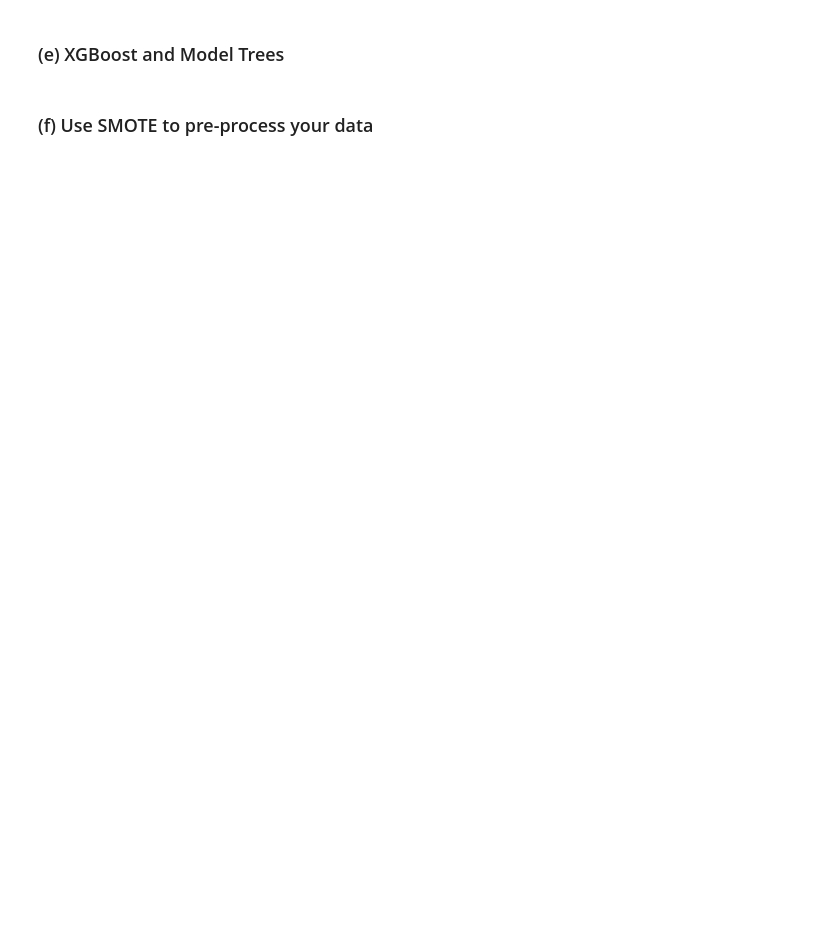
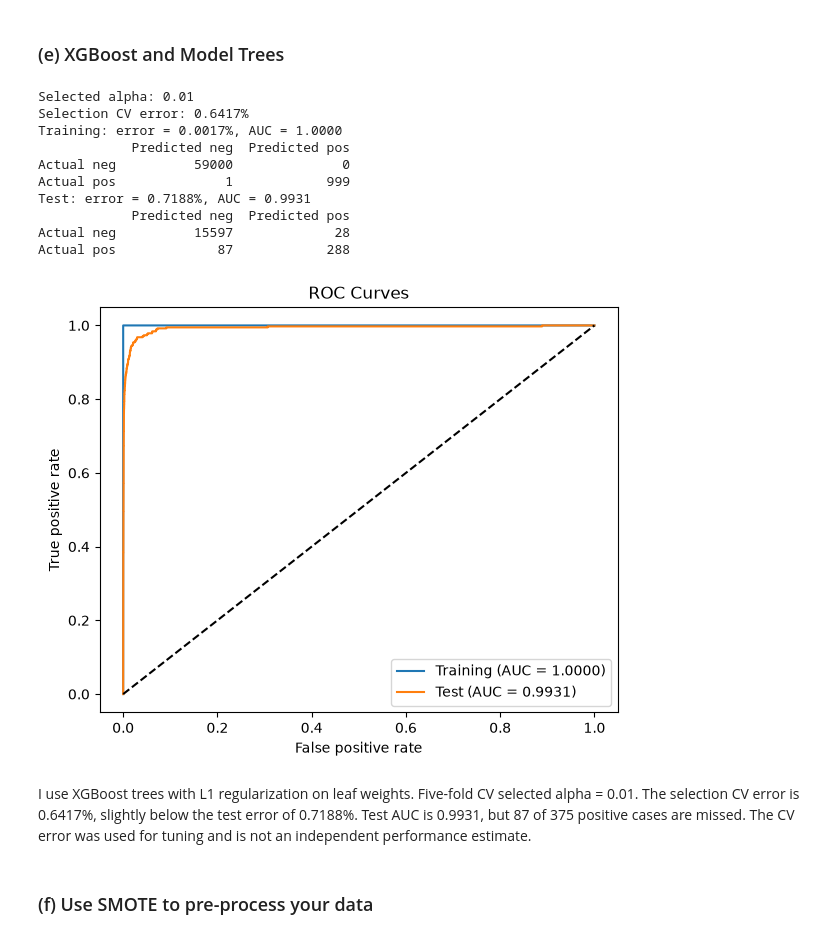
Before and after one commit to Ryan6546ea/DSCI552-HW6, a Jupyter notebook: notebook/Chen_Sian_HW6.ipynb, the cells around one changed output. Saved outputs shown, nothing was run; the diff lists cells and outputs as text; code cells hidden in the pictures; blank space fills up the shorter version.

```diff
--- a/notebook/Chen_Sian_HW6.ipynb
+++ b/notebook/Chen_Sian_HW6.ipynb
@@ -33,4 +215,70 @@ Import packages
 # %% [markdown]
 ### (e) XGBoost and Model Trees
+# %%
+X_test = test_data.drop(columns="class")
+y_train_binary = (y_train == "pos").astype(int)
+cv = StratifiedKFold(n_splits=5, shuffle=True, random_state=42)
+
+# Fit imputation separately within each training fold.
+xgb_model = make_pipeline(
+    SimpleImputer(strategy="median"),
+    XGBClassifier(
+        n_estimators=100, reg_lambda=0, tree_method="hist",
+        random_state=42, n_jobs=4
+    )
+)
+
+xgb_search = GridSearchCV(
+    xgb_model,
+    {"xgbclassifier__reg_alpha": [0, 0.01, 0.1, 1, 10, 100]},
+    scoring="accuracy", cv=cv
+).fit(X_train, y_train_binary)
+
+print("Selected alpha:", xgb_search.best_params_["xgbclassifier__reg_alpha"])
+print(f"Selection CV error: {1 - xgb_search.best_score_:.4%}")
+
+def evaluate_xgb(model):
+    plt.figure(figsize=(6, 5))
+    for name, X, y in [
+        ("Training", X_train, y_train),
+        ("Test", X_test, y_test)
+    ]:
+        prob = model.predict_proba(X)[:, 1]
+        pred = np.where(prob > 0.5, "pos", "neg")
+        auc = roc_auc_score(y, prob)
+
+        print(f"{name}: error = {(pred != y).mean():.4%}, AUC = {auc:.4f}")
+        print(pd.DataFrame(
+            confusion_matrix(y, pred, labels=["neg", "pos"]),
+            index=["Actual neg", "Actual pos"],
+            columns=["Predicted neg", "Predicted pos"]
+        ))
+
+        fpr, tpr, _ = roc_curve(y, prob, pos_label="pos")
+        plt.plot(fpr, tpr, label=f"{name} (AUC = {auc:.4f})")
+
+    plt.plot([0, 1], [0, 1], "k--")
+    plt.xlabel("False positive rate")
+    plt.ylabel("True positive rate")
+    plt.title("ROC Curves")
+    plt.legend()
+    plt.tight_layout()
+    plt.show()
+
+evaluate_xgb(xgb_search)
+# %% [output]
+Selected alpha: 0.01
+Selection CV error: 0.6417%
+Training: error = 0.0017%, AUC = 1.0000
+            Predicted neg  Predicted pos
+Actual neg          59000              0
+Actual pos              1            999
+Test: error = 0.7188%, AUC = 0.9931
+            Predicted neg  Predicted pos
+Actual neg          15597             28
+Actual pos             87            288
+[figure, added]
+# %% [markdown]
+I use XGBoost trees with L1 regularization on leaf weights. Five-fold CV selected alpha = 0.01. The selection CV error is 0.6417%, slightly below the test error of 0.7188%. Test AUC is 0.9931, but 87 of 375 positive cases are missed. The CV error was used for tuning and is not an independent performance estimate.
 # %% [markdown]
 ### (f) Use SMOTE to pre-process your data
```
Also changed, not shown: parts of 20 cells of this notebook, 1 other file.
